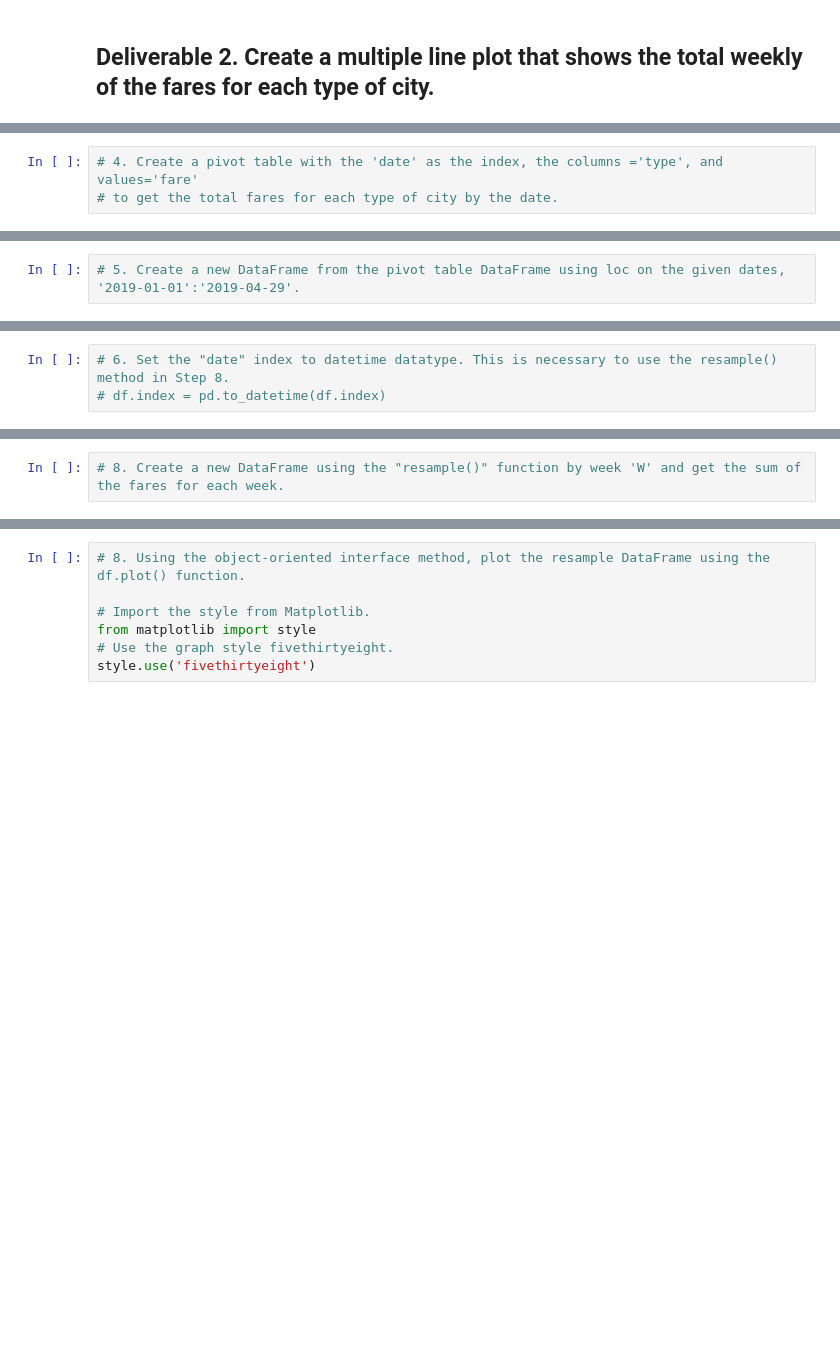
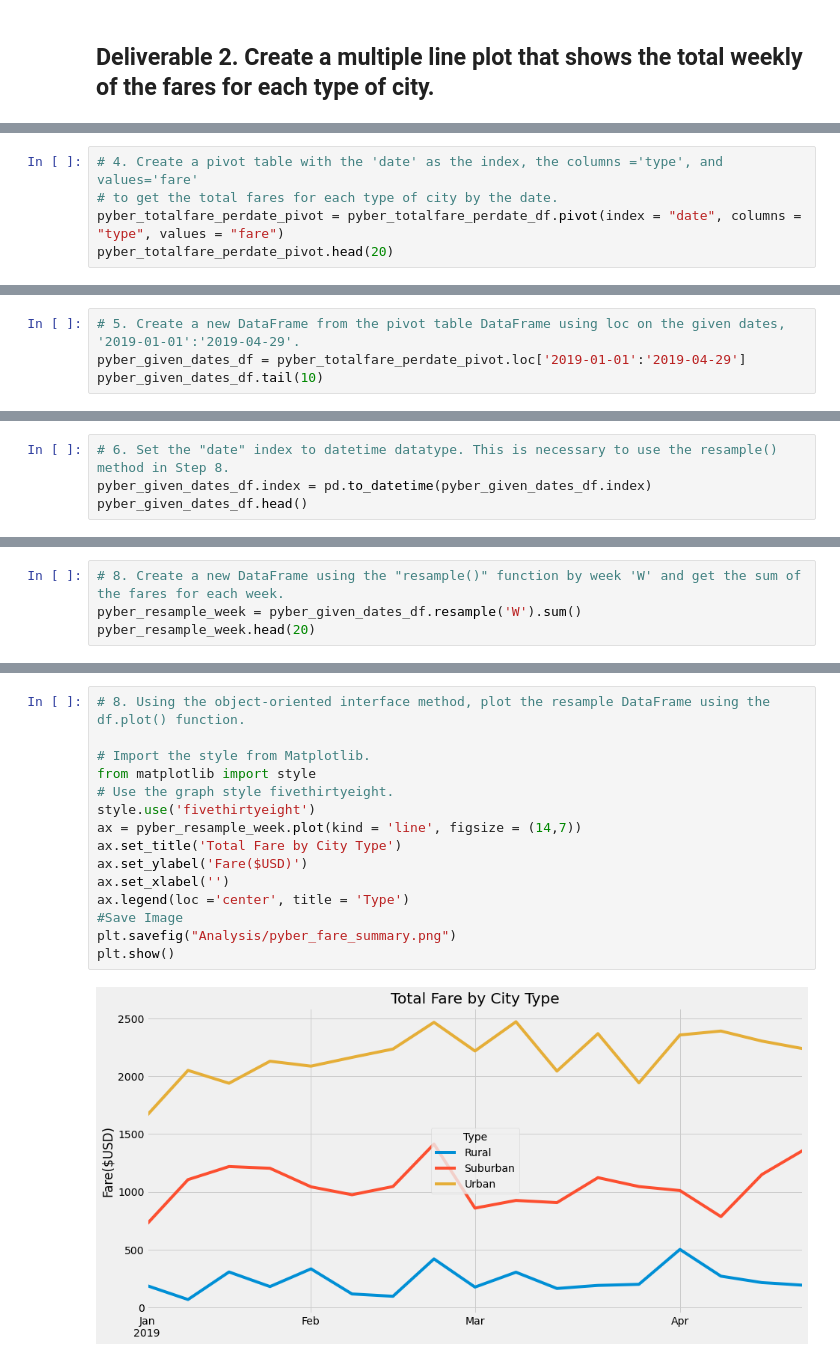
Before and after one commit to Cthompsonlbi/Pyber_Analysis, a Jupyter notebook: PyBer_Challenge.ipynb, the cells around one changed output, grey strips where cells are left out. Saved outputs shown, nothing was run; the diff lists cells and outputs as text; blank space fills up the shorter version.

```diff
--- a/PyBer_Challenge.ipynb
+++ b/PyBer_Challenge.ipynb
@@ -128,3 +154,5 @@ pyber_summary_df
 # %%
 # 4. Create a pivot table with the 'date' as the index, the columns ='type', and values='fare'
 # to get the total fares for each type of city by the date.
+pyber_totalfare_perdate_pivot = pyber_totalfare_perdate_df.pivot(index = "date", columns = "type", values = "fare")
+pyber_totalfare_perdate_pivot.head(20)
@@ -131,2 +178,4 @@ pyber_summary_df
 # %%
 # 5. Create a new DataFrame from the pivot table DataFrame using loc on the given dates, '2019-01-01':'2019-04-29'.
+pyber_given_dates_df = pyber_totalfare_perdate_pivot.loc['2019-01-01':'2019-04-29']
+pyber_given_dates_df.tail(10)
@@ -133,3 +195,4 @@ pyber_summary_df
 # %%
 # 6. Set the "date" index to datetime datatype. This is necessary to use the resample() method in Step 8.
-# df.index = pd.to_datetime(df.index)
+pyber_given_dates_df.index = pd.to_datetime(pyber_given_dates_df.index)
+pyber_given_dates_df.head()
@@ -138,2 +221,4 @@ pyber_summary_df
 # %%
 # 8. Create a new DataFrame using the "resample()" function by week 'W' and get the sum of the fares for each week.
+pyber_resample_week = pyber_given_dates_df.resample('W').sum()
+pyber_resample_week.head(20)
@@ -140,7 +245,17 @@ pyber_summary_df
 # %%
 # 8. Using the object-oriented interface method, plot the resample DataFrame using the df.plot() function.
 
 # Import the style from Matplotlib.
 from matplotlib import style
 # Use the graph style fivethirtyeight.
 style.use('fivethirtyeight')
+ax = pyber_resample_week.plot(kind = 'line', figsize = (14,7))
+ax.set_title('Total Fare by City Type')
+ax.set_ylabel('Fare($USD)')
+ax.set_xlabel('')
+ax.legend(loc ='center', title = 'Type')
+#Save Image
+plt.savefig("Analysis/pyber_fare_summary.png")
+plt.show()
+# %% [output]
+[figure, added]
```
Also changed, not shown: parts of 9 cells of this notebook, 1 other file.
